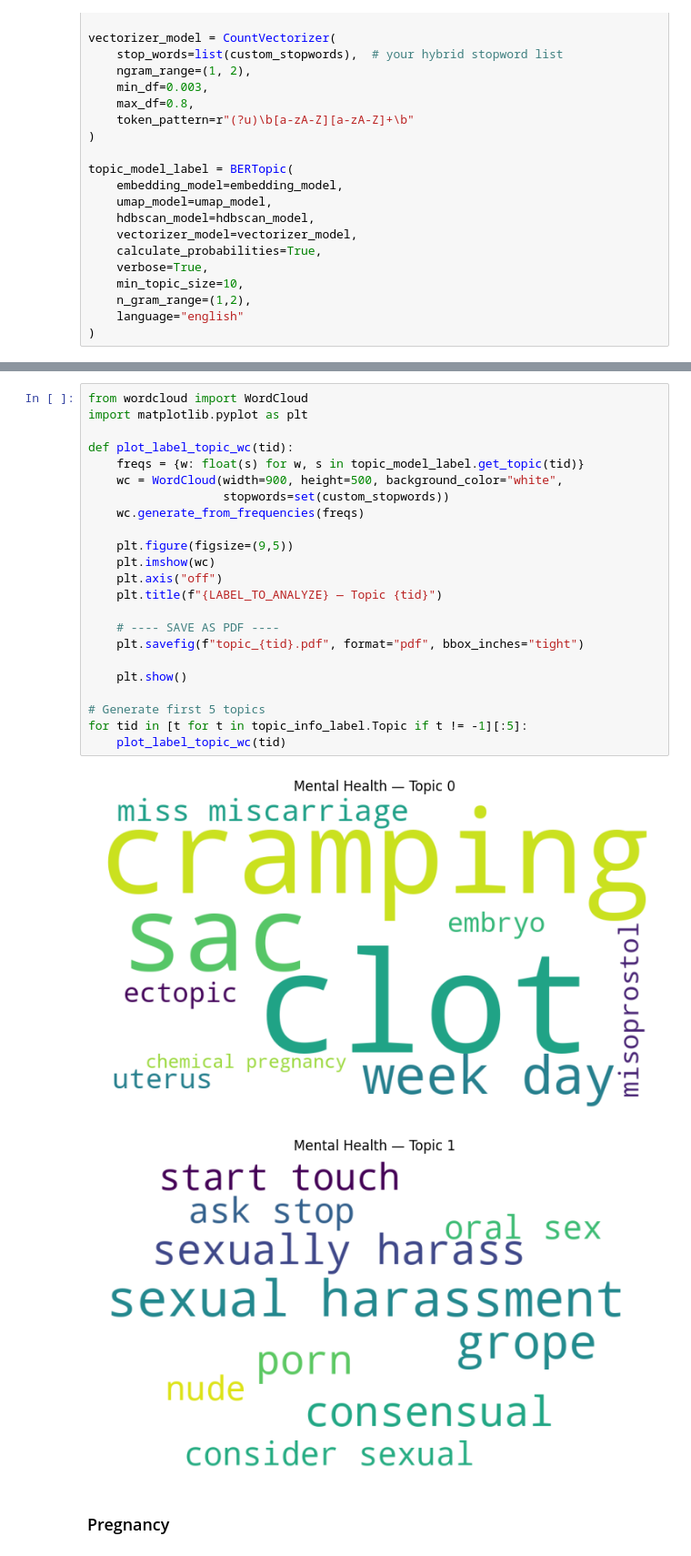
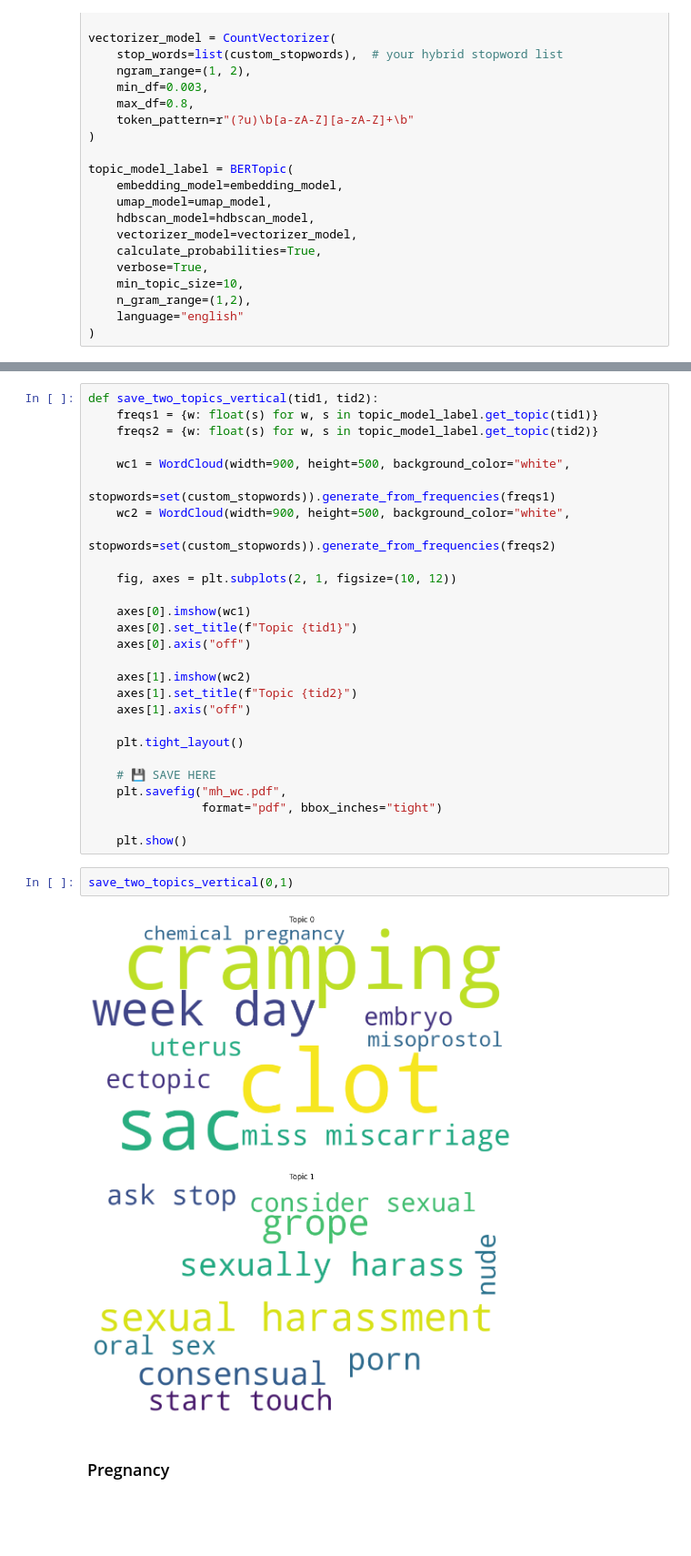
Before and after one commit to ShirleneRose/TriggerWarnings, a Jupyter notebook: jupyter-notebooks/linguistic_analysis.ipynb, the cells around one changed output, grey strips where cells are left out. Shown at 91% size. Drawn from its saved outputs; the diff is of its cells as text; blank space fills up the shorter version.

Commit message:
Word Cloud config changes

```diff
--- a/jupyter-notebooks/linguistic_analysis.ipynb
+++ b/jupyter-notebooks/linguistic_analysis.ipynb
@@ -1019,32 +1030,37 @@ for t in topic_info_label.Topic.tolist():
 | 1 | 1 | 1369 | 1_sexual harassment_grope_sexuall... | [sexual harassment, grope, sexual... | [wish sexual harassment sure bget... |
 Topic 0:  clot, cramping, sac, week day, miss miscarriage, uterus, ectopic, embryo, misoprostol, chemical pregnancy
 Topic 1:  sexual harassment, grope, sexually harass, consensual, porn, start touch, ask stop, nude, oral sex, consider sexual
-# %%
-from wordcloud import WordCloud
-import matplotlib.pyplot as plt
-
-def plot_label_topic_wc(tid):
-    freqs = {w: float(s) for w, s in topic_model_label.get_topic(tid)}
-    wc = WordCloud(width=900, height=500, background_color="white",
-                   stopwords=set(custom_stopwords))
-    wc.generate_from_frequencies(freqs)
-
-    plt.figure(figsize=(9,5))
-    plt.imshow(wc)
-    plt.axis("off")
-    plt.title(f"{LABEL_TO_ANALYZE} — Topic {tid}")
-
-    # ---- SAVE AS PDF ----
-    plt.savefig(f"topic_{tid}.pdf", format="pdf", bbox_inches="tight")
-
-    plt.show()
-
-# Generate first 5 topics
-for tid in [t for t in topic_info_label.Topic if t != -1][:5]:
-    plot_label_topic_wc(tid)
-# %% [output]
-[figure, removed]
-[figure, removed]
+# %%
+def save_two_topics_vertical(tid1, tid2):
+    freqs1 = {w: float(s) for w, s in topic_model_label.get_topic(tid1)}
+    freqs2 = {w: float(s) for w, s in topic_model_label.get_topic(tid2)}
+
+    wc1 = WordCloud(width=900, height=500, background_color="white",
+                    stopwords=set(custom_stopwords)).generate_from_frequencies(freqs1)
+    wc2 = WordCloud(width=900, height=500, background_color="white",
+                    stopwords=set(custom_stopwords)).generate_from_frequencies(freqs2)
+
+    fig, axes = plt.subplots(2, 1, figsize=(10, 12))
+
+    axes[0].imshow(wc1)
+    axes[0].set_title(f"Topic {tid1}")
+    axes[0].axis("off")
+
+    axes[1].imshow(wc2)
+    axes[1].set_title(f"Topic {tid2}")
+    axes[1].axis("off")
+
+    plt.tight_layout()
+
+    # 💾 SAVE HERE
+    plt.savefig("mh_wc.pdf",
+                format="pdf", bbox_inches="tight")
+
+    plt.show()
+# %%
+save_two_topics_vertical(0,1)
+# %% [output]
+[figure, added]
 # %% [markdown]
 ### Pregnancy
 # %%
```
Also changed, not shown: parts of 9 cells of this notebook, 4 other files.
